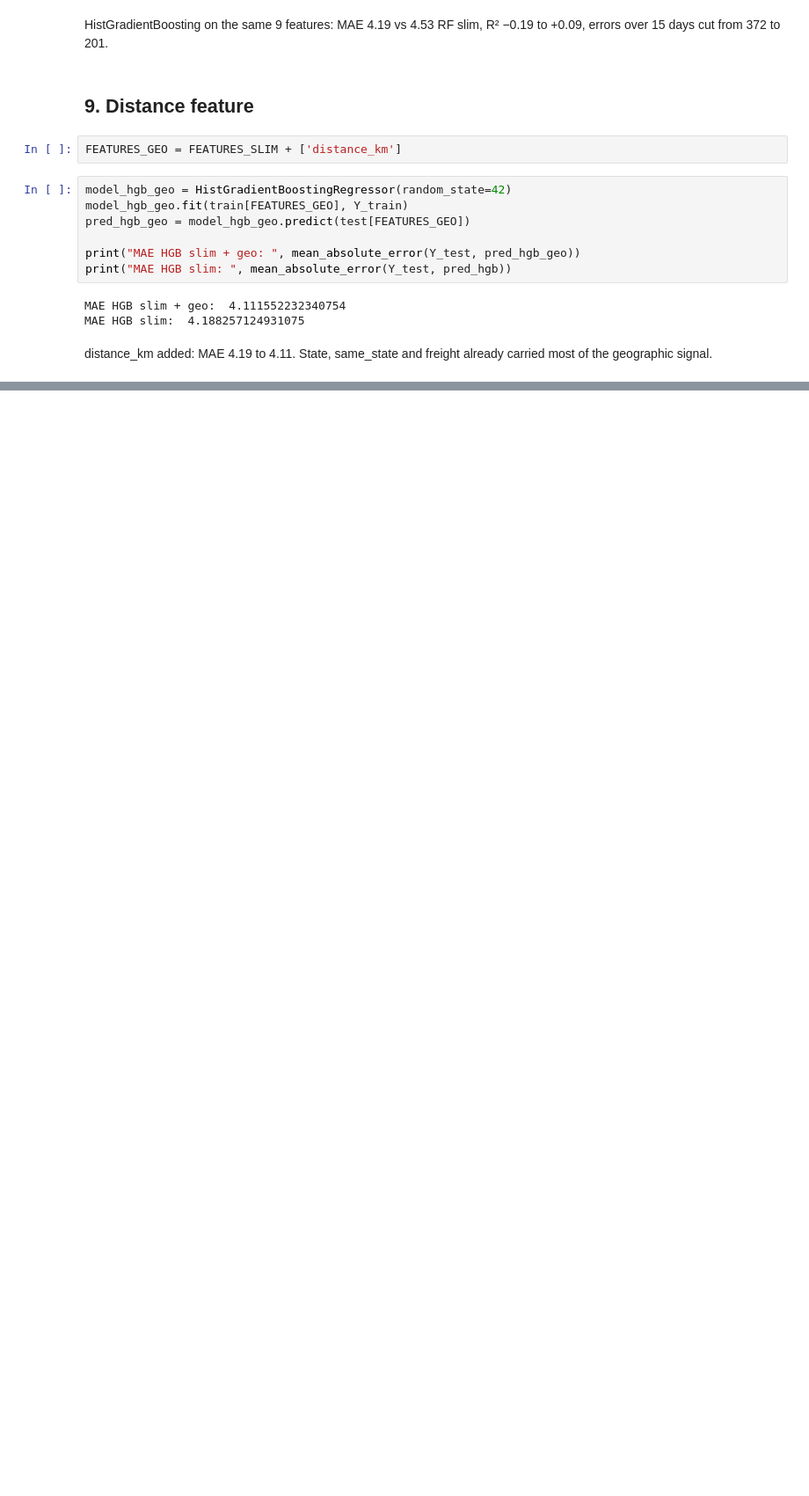
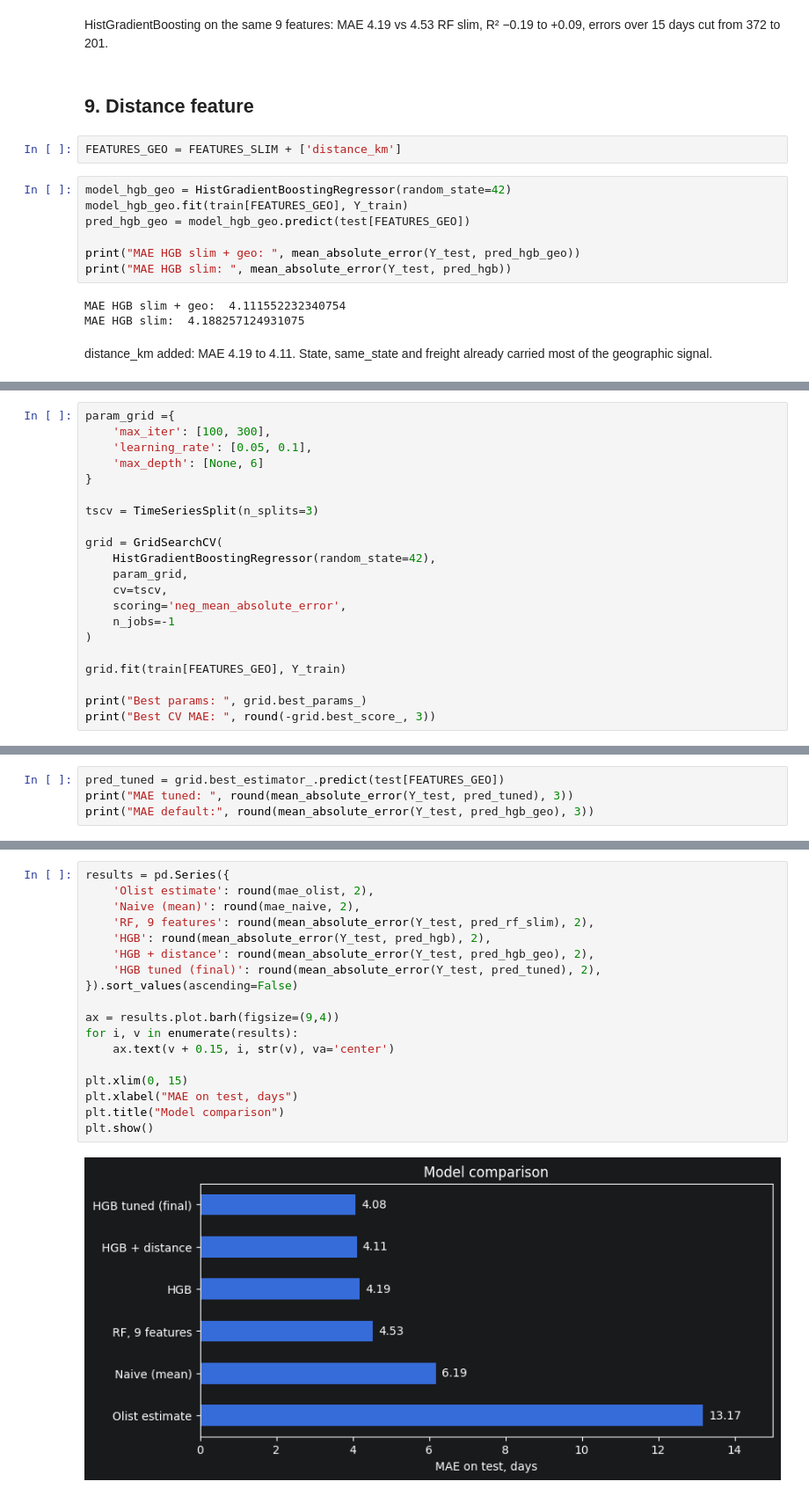
Before and after one commit to arocasim/olist_delivery_risk, a Jupyter notebook: notebooks/02_model.ipynb, the cells around one changed output, grey strips where cells are left out. Shown at 88% size. Drawn from its saved outputs; the diff is of its cells as text; blank space fills up the shorter version.

Commit message:
Hyperparameter tuning and final comparison chart

```diff
--- a/notebooks/02_model.ipynb
+++ b/notebooks/02_model.ipynb
@@ -223,0 +221,21 @@ R2 is positive but low: about 200 orders with long delays are still hard to pred
+# %%
+param_grid ={
+    'max_iter': [100, 300],
+    'learning_rate': [0.05, 0.1],
+    'max_depth': [None, 6]
+}
+
+tscv = TimeSeriesSplit(n_splits=3)
+
+grid = GridSearchCV(
+    HistGradientBoostingRegressor(random_state=42),
+    param_grid,
+    cv=tscv,
+    scoring='neg_mean_absolute_error',
+    n_jobs=-1
+)
+
+grid.fit(train[FEATURES_GEO], Y_train)
+
+print("Best params: ", grid.best_params_)
+print("Best CV MAE: ", round(-grid.best_score_, 3))
@@ -223,0 +245,4 @@ R2 is positive but low: about 200 orders with long delays are still hard to pred
+# %%
+pred_tuned = grid.best_estimator_.predict(test[FEATURES_GEO])
+print("MAE tuned: ", round(mean_absolute_error(Y_test, pred_tuned), 3))
+print("MAE default:", round(mean_absolute_error(Y_test, pred_hgb_geo), 3))
@@ -223,0 +254,20 @@ R2 is positive but low: about 200 orders with long delays are still hard to pred
+# %%
+results = pd.Series({
+    'Olist estimate': round(mae_olist, 2),
+    'Naive (mean)': round(mae_naive, 2),
+    'RF, 9 features': round(mean_absolute_error(Y_test, pred_rf_slim), 2),
+    'HGB': round(mean_absolute_error(Y_test, pred_hgb), 2),
+    'HGB + distance': round(mean_absolute_error(Y_test, pred_hgb_geo), 2),
+    'HGB tuned (final)': round(mean_absolute_error(Y_test, pred_tuned), 2),
+}).sort_values(ascending=False)
+
+ax = results.plot.barh(figsize=(9,4))
+for i, v in enumerate(results):
+    ax.text(v + 0.15, i, str(v), va='center')
+
+plt.xlim(0, 15)
+plt.xlabel("MAE on test, days")
+plt.title("Model comparison")
+plt.show()
+# %% [output]
+[figure, added]
```
Also changed, not shown: parts of 8 cells of this notebook.
